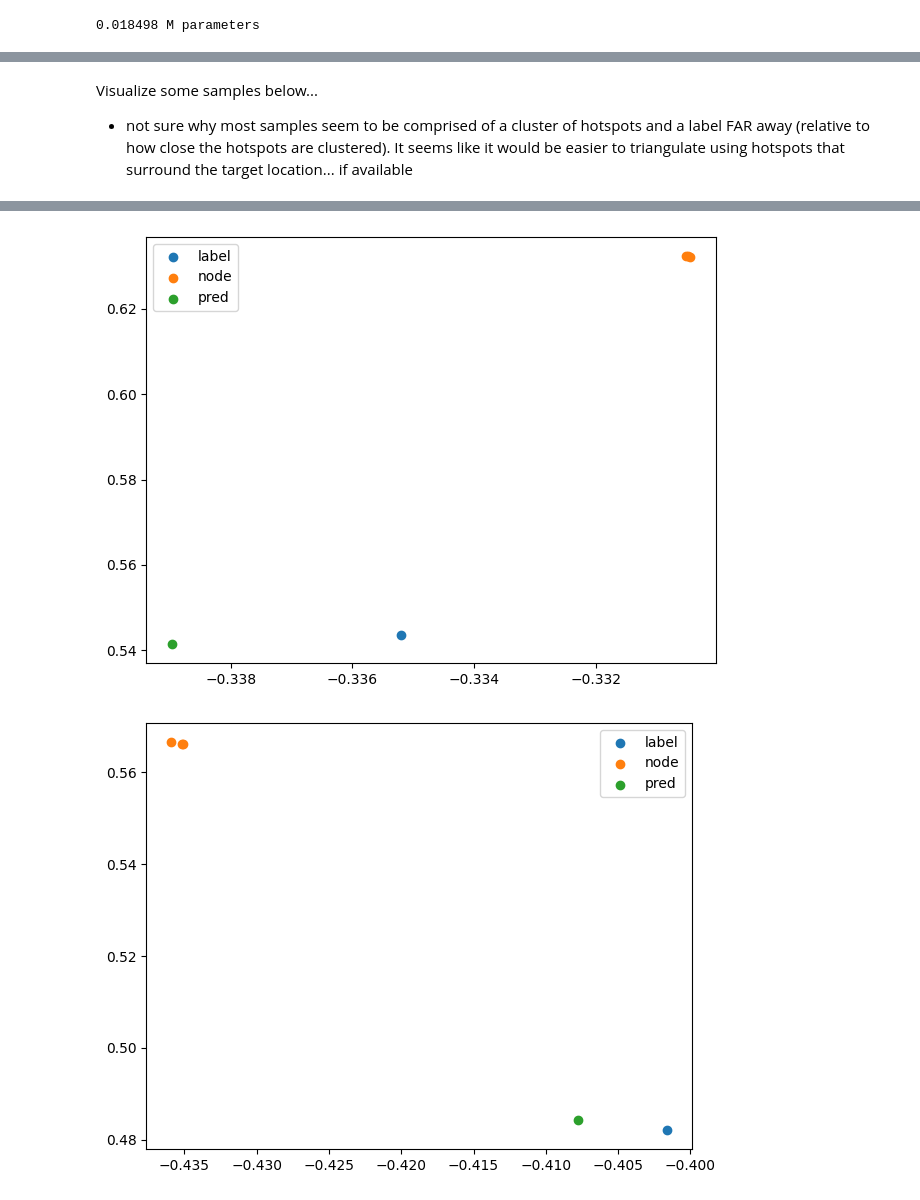
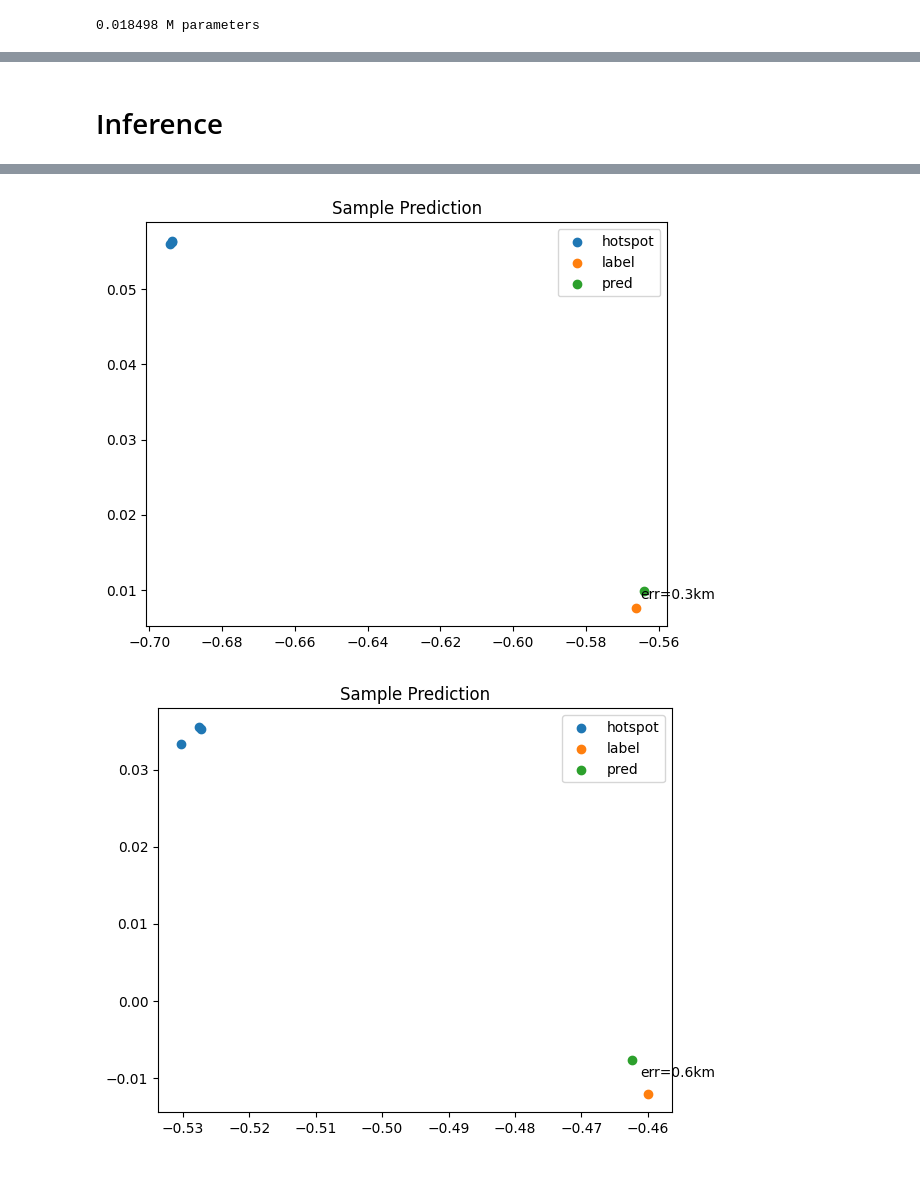
Before and after one commit to dcyoung/ml-triangulation, a Jupyter notebook: hostpots.ipynb, the cells around one changed output, grey strips where cells are left out. Cells and saved outputs as stored; diff of their text form; code cells hidden in the pictures; blank space fills up the shorter version.

```diff
--- a/hostpots.ipynb
+++ b/hostpots.ipynb
@@ -205,8 +339,10 @@ class MlpTriangulationModel(nn.Module):
         if targets is None:
             loss = None
         else:
-            loss = cartesian_loss_func(pred_norm_lat_long=logits, labels_norm_lat_long=targets)
-            # loss = F.mse_loss(logits, targets)
+            # loss = haversine_loss_func(pred_norm_lat_long=logits, labels_norm_lat_long=targets)
+            # loss = equirectangular_loss_func(pred_norm_lat_long=logits, labels_norm_lat_long=targets)
+            # loss = cartesian_loss_func(pred_norm_lat_long=logits, labels_norm_lat_long=targets)
+            loss = F.mse_loss(logits, targets)
             # loss = F.l1_loss(logits, targets)
         return logits, loss
 # %%
@@ -234,10 +372,13 @@ stats = []
 def evaluate(data:Tensor, labels:Tensor)->Tuple[float, float]:
     with torch.no_grad():
         predictions, _ = model(data)
-    pred_xyz = convert_lat_long_to_cart_xyz_TORCH(denorm_lat_long(predictions))
-    labels_xyz = convert_lat_long_to_cart_xyz_TORCH(denorm_lat_long(labels))
-    euclidean_err = np.linalg.norm(pred_xyz.cpu().numpy() - labels_xyz.cpu().numpy(), axis=1)
-    return euclidean_err.mean(), euclidean_err.std()
+    r_earth = 6373.0 # radius of the earth in km
+    dist_err_km = haversine_torch(
+        denorm_lat_long(predictions),
+        denorm_lat_long(labels),
+        radius= 6373.0 # radius of the earth in km
+    ).cpu().numpy()
+    return dist_err_km.mean(), dist_err_km.std()
 
 
 model.train()
@@ -263,8 +404,8 @@ for i in range(MAX_STEPS):
     if i % PRINT_INTERVAL == 0:
         with torch.no_grad():
             val_error_mean, val_error_std = evaluate(data=Xval, labels=Yval)
-            step_stats["val_error_mean"] = val_error_mean
-            step_stats["val_error_std"] = val_error_std
-        print(f"Step: {i},\t Loss: {loss.item():.6f},\tValErr: {val_error_mean:.4f} (std:: {val_error_std:.4f})")
+            step_stats["val_error_dist_km_mean"] = val_error_mean
+            step_stats["val_error_dist_km_std"] = val_error_std
+        print(f"Step: {i},\t Loss: {loss.item():.6f},\tValErrDist: {val_error_mean:.4f} km (std:: {val_error_std:.4f})")
     stats.append(step_stats)
 # %% [output]
@@ -309,6 +450,5 @@ for k, v in plot_contents.items():
-# %% [markdown]
-Visualize some samples below...
-- not sure why most samples seem to be comprised of a cluster of hotspots and a label FAR away (relative to how close the hotspots are clustered). It seems like it would be easier to triangulate using hotspots that surround the target location... if available
+# %% [markdown]
+# Inference
 # %%
 # Predict
 samples, labels = get_batch(batch_size=3, is_train=False)
@@ -318,14 +458,22 @@ with torch.no_grad():
 for sample, label, pred in zip(samples.cpu(), labels.cpu(), predictions.cpu()):
     nodes_x = [x for i, x in enumerate(sample) if i in (1,5,9)]
     nodes_y = [x for i, x in enumerate(sample) if i in (2,6,10)]
+    dist_err_km = haversine_np(
+        np.expand_dims(pred.numpy(),0),
+        np.expand_dims(label.numpy(),0),
+        radius=6373.0
+    )[0]
     plt.figure()
-    plt.scatter(x=label[0], y=label[1], label="label")
+    plt.title("Sample Prediction")
     plt.scatter(
         x=nodes_x,
         y=nodes_y,
-        label="node",
+        label="hotspot",
     )
-    plt.scatter(x=pred[0].item(), y=pred[1].item(), label="pred")
+    plt.scatter(x=label[0], y=label[1], label="label")
+    plt.scatter(x=pred[0], y=pred[1], label="pred")
+    mid = (label + pred) / 2
+    plt.annotate(f"err={dist_err_km:.1f}km", xy=(mid[0], mid[1]))
     plt.tight_layout()
     plt.legend()
 # %% [output]
@@ -333,2 +481,2 @@ for sample, label, pred in zip(samples.cpu(), labels.cpu(), predictions.cpu()):
-[figure, old version]
+[figure, new version]
-[figure, old version]
+[figure, new version]
```
Also changed, not shown: parts of 25 cells of this notebook.
